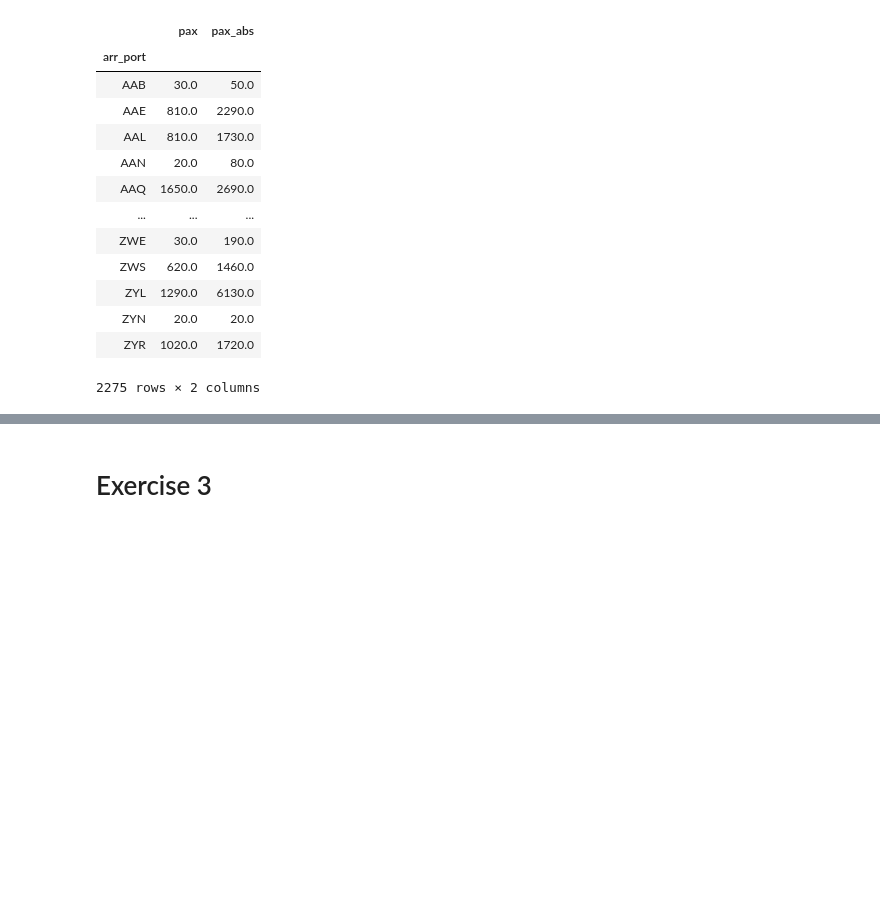
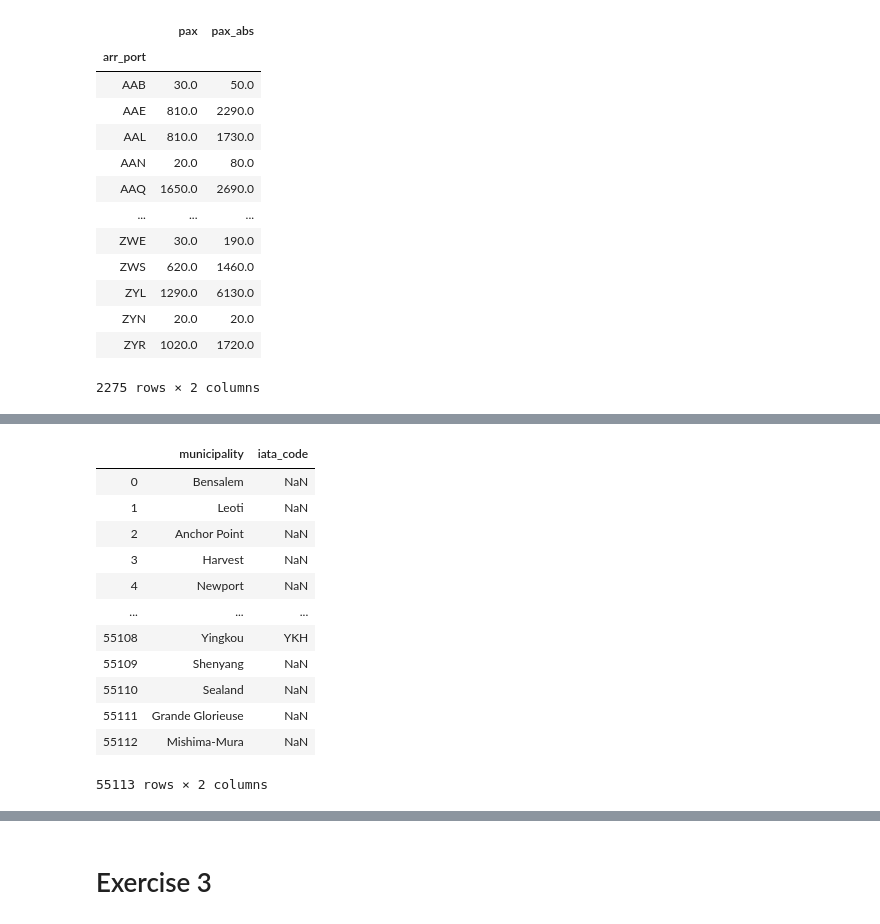
Before and after one commit to daniel-isidro/amadeus_challenge, a Jupyter notebook: amadeus_challenge.ipynb, the cells around one changed output, grey strips where cells are left out. Cells and saved outputs as stored; diff of their text form; code cells hidden in the pictures; blank space fills up the shorter version.

```diff
--- a/amadeus_challenge.ipynb
+++ b/amadeus_challenge.ipynb
@@ -300,0 +322,16 @@ Name: pax_abs, dtype: float64
+# %%
+df_codes
+# %% [output]
+|  | municipality | iata_code |
+| 0 | Bensalem | NaN |
+| 1 | Leoti | NaN |
+| 2 | Anchor Point | NaN |
+| 3 | Harvest | NaN |
+| 4 | Newport | NaN |
+| ... | ... | ... |
+| 55108 | Yingkou | YKH |
+| 55109 | Shenyang | NaN |
+| 55110 | Sealand | NaN |
+| 55111 | Grande Glorieuse | NaN |
+| 55112 | Mishima-Mura | NaN |
+55113 rows × 2 columns
```
Also changed, not shown: parts of 12 cells of this notebook.
